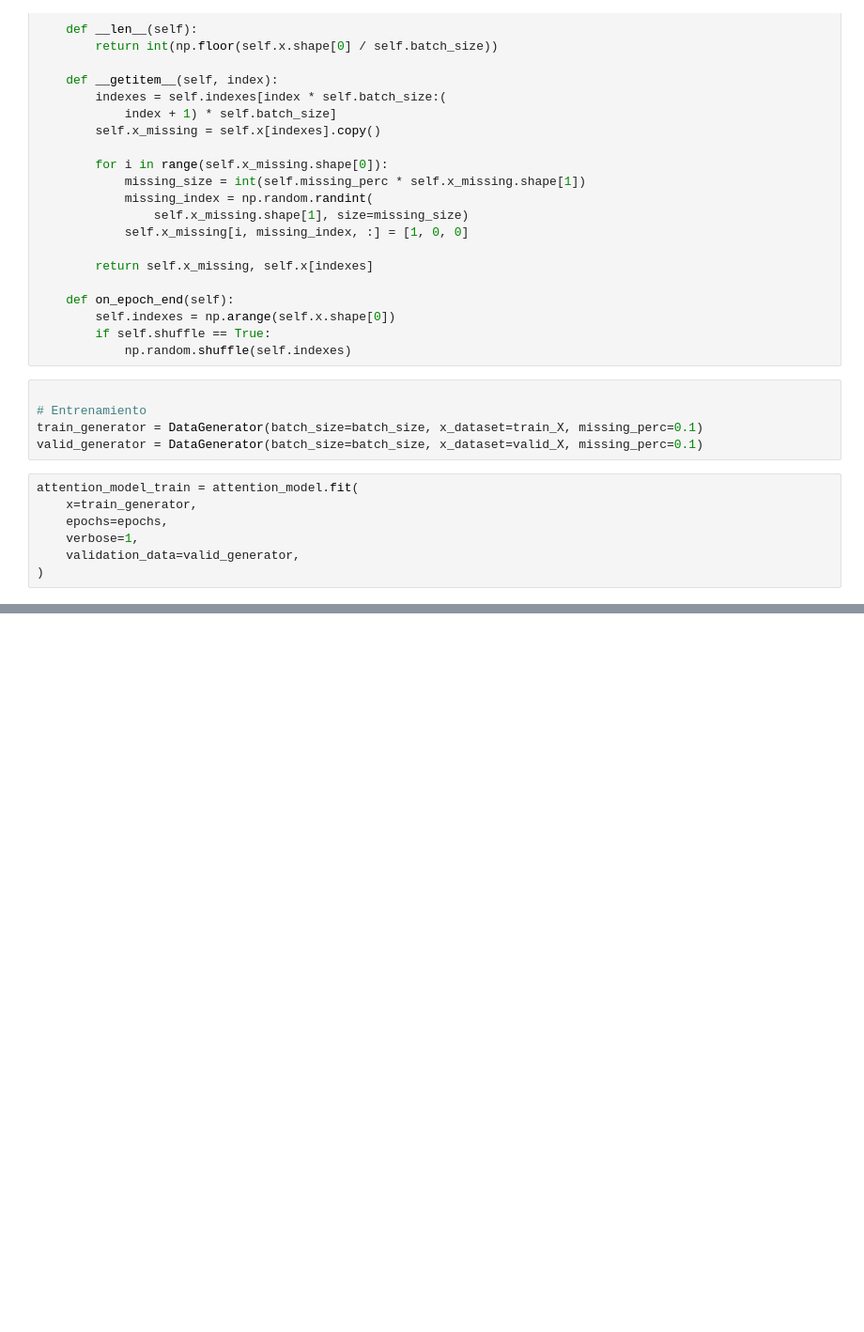
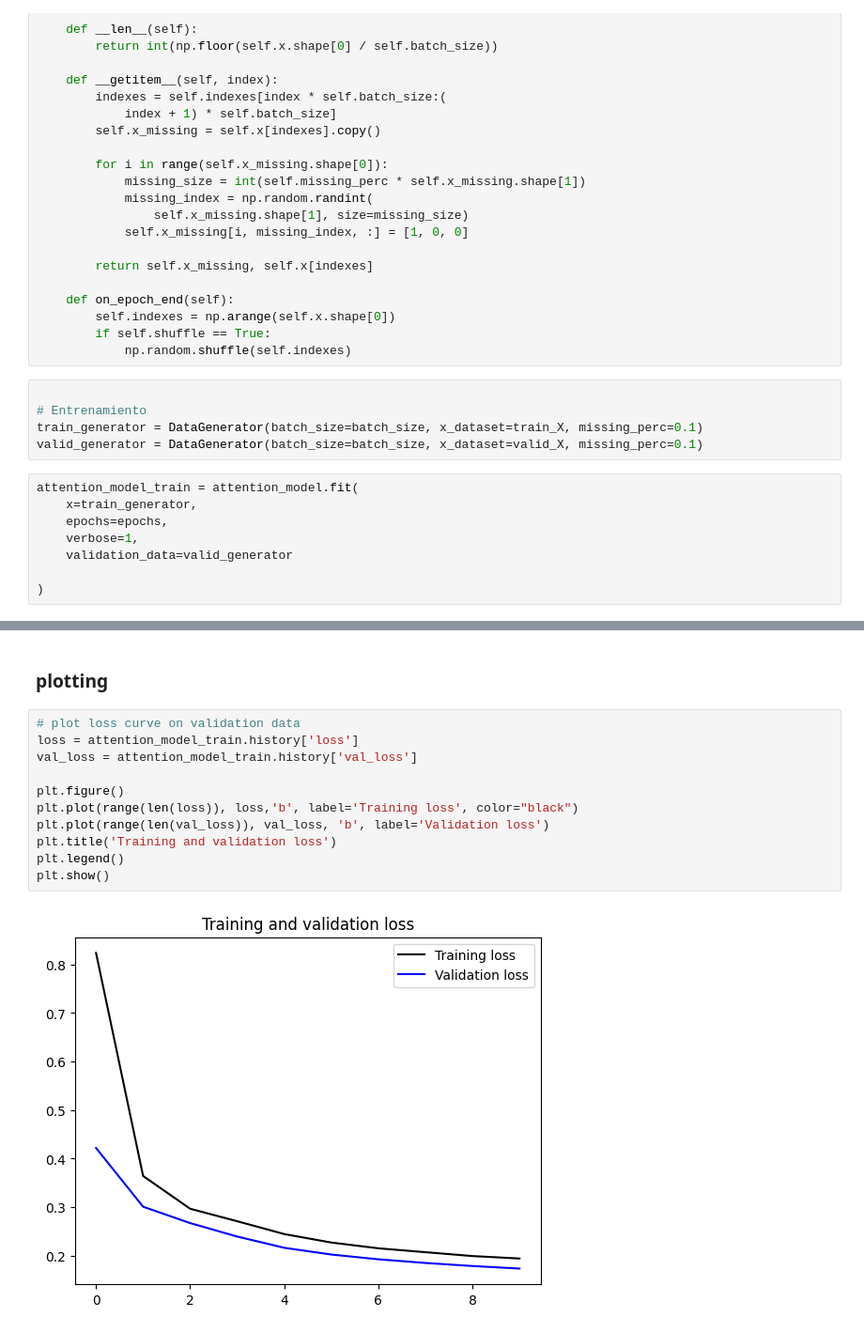
Before and after one commit to celiacl/ML_yeast_dna_imputation, a Jupyter notebook: notebooks/attention_autoencoder_yeast.ipynb, the cells around one changed output, grey strips where cells are left out. Shown: that part at 94% size. Cells and saved outputs as stored; diff of their text form; blank space fills up the shorter version.

```diff
--- a/notebooks/attention_autoencoder_yeast.ipynb
+++ b/notebooks/attention_autoencoder_yeast.ipynb
@@ -127,7 +137,8 @@ attention_model_train = attention_model.fit(
     x=train_generator,
     epochs=epochs,
     verbose=1,
-    validation_data=valid_generator,
+    validation_data=valid_generator
+
 )
 # %% [output]
 Epoch 1/10
@@ -153,0 +145,15 @@ Epoch 10/10
+# %% [markdown]
+### plotting
+# %%
+# plot loss curve on validation data
+loss = attention_model_train.history['loss']
+val_loss = attention_model_train.history['val_loss']
+
+plt.figure()
+plt.plot(range(len(loss)), loss,'b', label='Training loss', color="black")
+plt.plot(range(len(val_loss)), val_loss, 'b', label='Validation loss')
+plt.title('Training and validation loss')
+plt.legend()
+plt.show()
+# %% [output]
+[figure, added]
```
Also changed, not shown: parts of 9 cells of this notebook, 3 other files.
